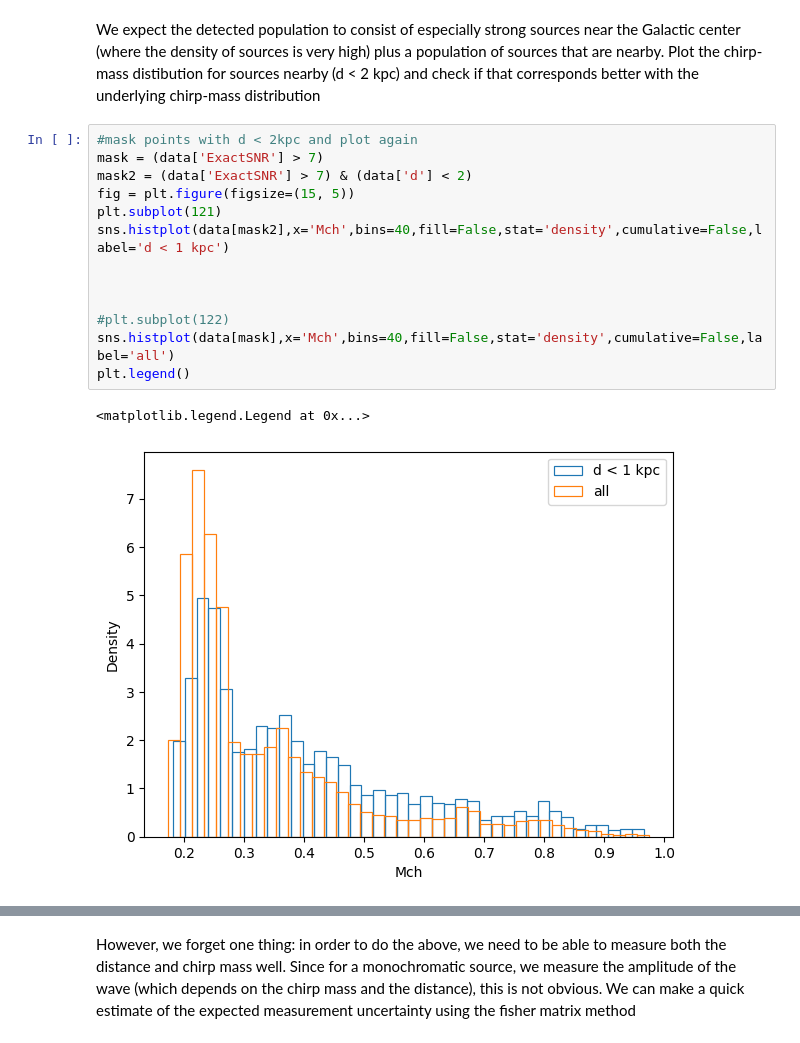
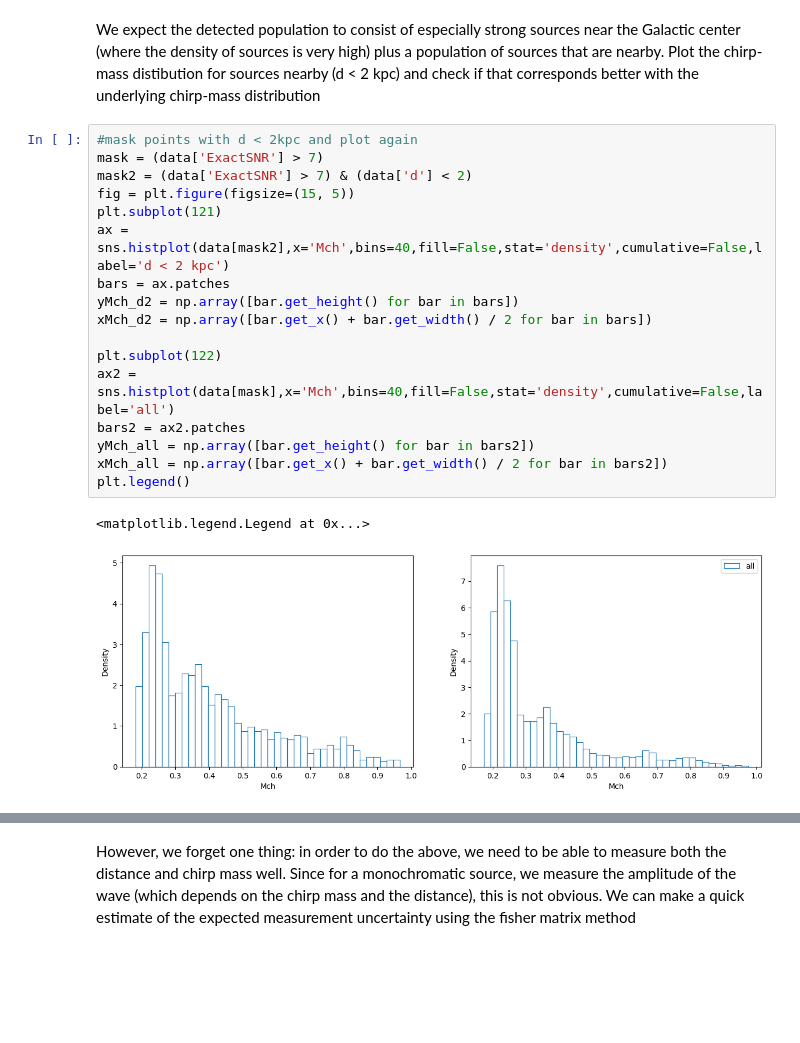
Before and after one commit to nelemans/LISA_GB_population, a Jupyter notebook: LISA_community_day_populations.ipynb, the cells around one changed output, grey strips where cells are left out. Saved outputs shown, nothing was run; the diff lists cells and outputs as text; blank space fills up the shorter version.

```diff
--- a/LISA_community_day_populations.ipynb
+++ b/LISA_community_day_populations.ipynb
@@ -423,16 +423,20 @@ We expect the detected population to consist of especially strong sources near t
 # %%
 #mask points with d < 2kpc and plot again
 mask = (data['ExactSNR'] > 7)
 mask2 = (data['ExactSNR'] > 7) & (data['d'] < 2)
 fig = plt.figure(figsize=(15, 5))
 plt.subplot(121)
-sns.histplot(data[mask2],x='Mch',bins=40,fill=False,stat='density',cumulative=False,label='d < 1 kpc')
+ax = sns.histplot(data[mask2],x='Mch',bins=40,fill=False,stat='density',cumulative=False,label='d < 2 kpc')
+bars = ax.patches
+yMch_d2 = np.array([bar.get_height() for bar in bars])
+xMch_d2 = np.array([bar.get_x() + bar.get_width() / 2 for bar in bars])
 
-
-
-#plt.subplot(122)
-sns.histplot(data[mask],x='Mch',bins=40,fill=False,stat='density',cumulative=False,label='all')
+plt.subplot(122)
+ax2 = sns.histplot(data[mask],x='Mch',bins=40,fill=False,stat='density',cumulative=False,label='all')
+bars2 = ax2.patches
+yMch_all = np.array([bar.get_height() for bar in bars2])
+xMch_all = np.array([bar.get_x() + bar.get_width() / 2 for bar in bars2])
 plt.legend()
 # %% [output]
 <matplotlib.legend.Legend at 0x...>
-[figure, old version]
+[figure, new version]
```
Also changed, not shown: parts of 5 cells of this notebook.
